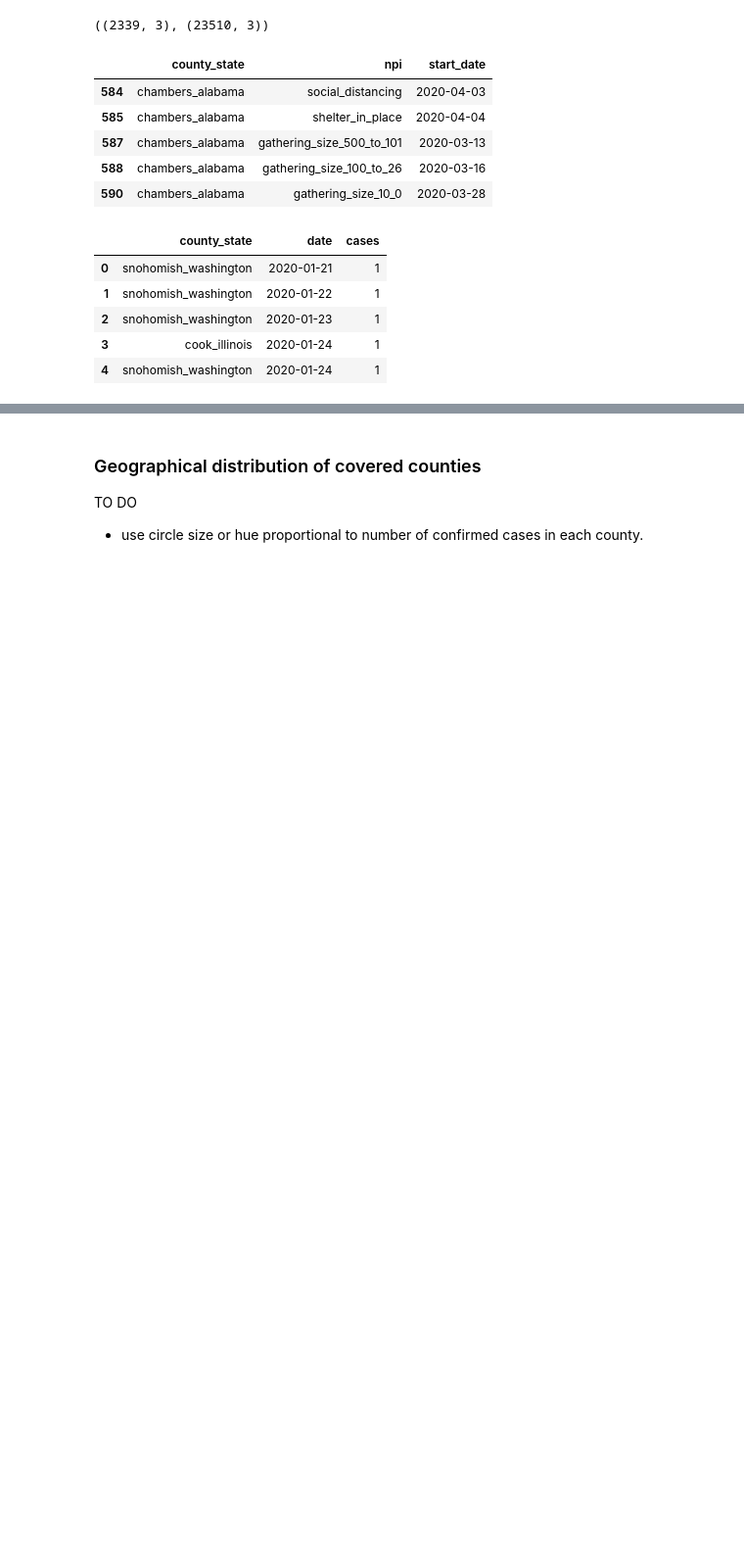
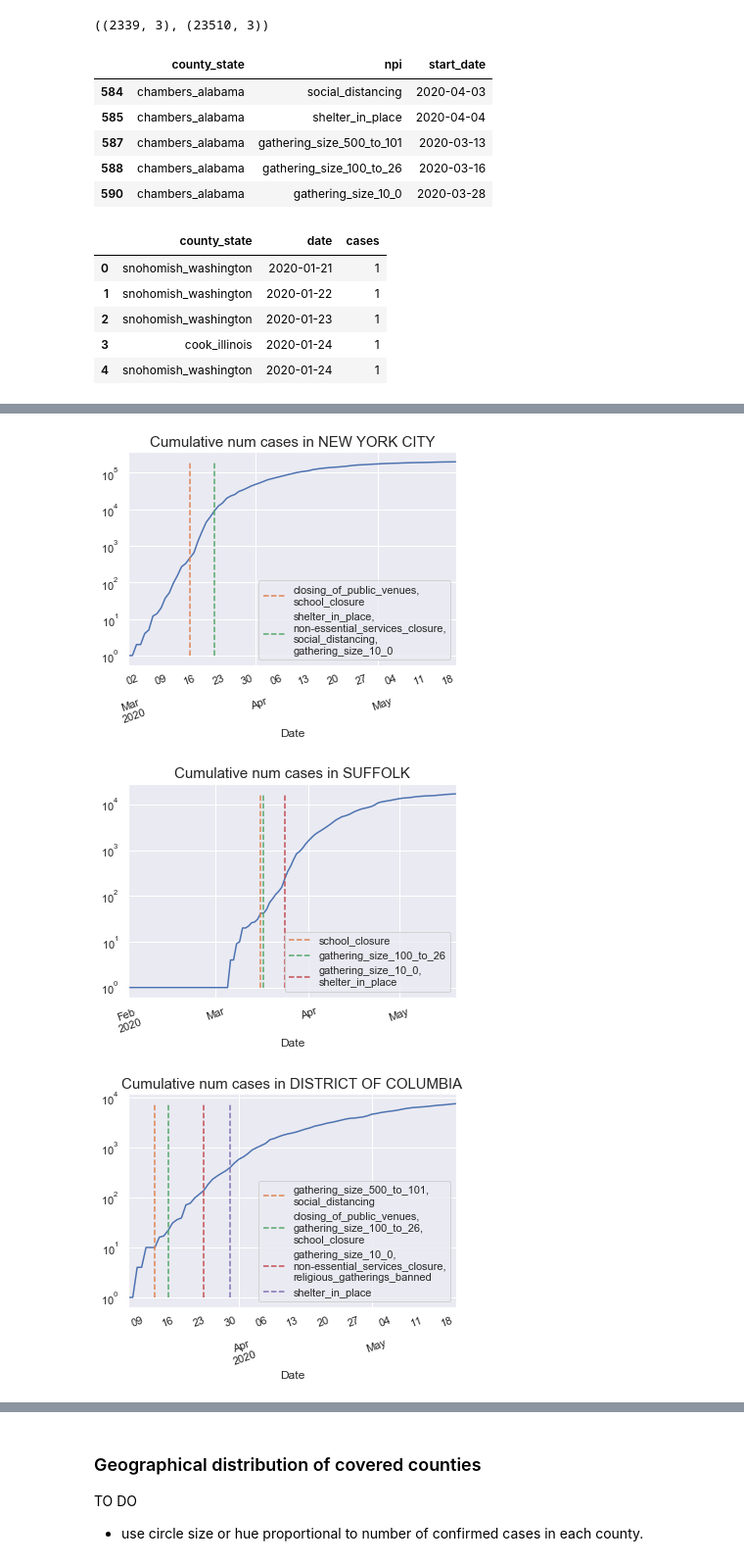
Before and after one commit to chiraz/TDI_Capstone_Project, a Jupyter notebook: code/capstone_project_main.ipynb, the cells around one changed output, grey strips where cells are left out. Shown at 98% size. Saved outputs shown, nothing was run; the diff lists cells and outputs as text; code cells hidden in the pictures; blank space fills up the shorter version.

```diff
--- a/code/capstone_project_main.ipynb
+++ b/code/capstone_project_main.ipynb
@@ -83,0 +162,22 @@ confirmed_cases_df.head()
+# %%
+for i,county in enumerate(counties_list):
+    confirmed_cases_ts = confirmed_cases_df.loc[confirmed_cases_df.county_state == county, ['date', 'cases']].set_index('date')
+    npi_start_dates = npi_data_df.loc[npi_data_df.county_state == county]
+    npi_start_dates = npi_start_dates.groupby('start_date').npi.agg(lambda x: x.tolist())
+
+    confirmed_cases_ts.columns = ['']
+
+    confirmed_cases_ts.plot(rot=20)
+    plt.yscale('log')
+    for start_date,npis_list in npi_start_dates.iteritems():
+        plt.plot([start_date,start_date],[confirmed_cases_ts.min(),confirmed_cases_ts.max()], '--', label=',\n'.join(npis_list))
+
+    county_name = county.split('_')[0].upper()
+    plt.title(f'Cumulative num cases in {county_name}', fontsize=15)
+    plt.xlabel('Date')
+    plt.legend(loc='best')
+    plt.show()
+# %% [output]
+[figure, added]
+[figure, added]
+[figure, added]
```
Also changed, not shown: parts of 240 cells of this notebook, 4 other files.
